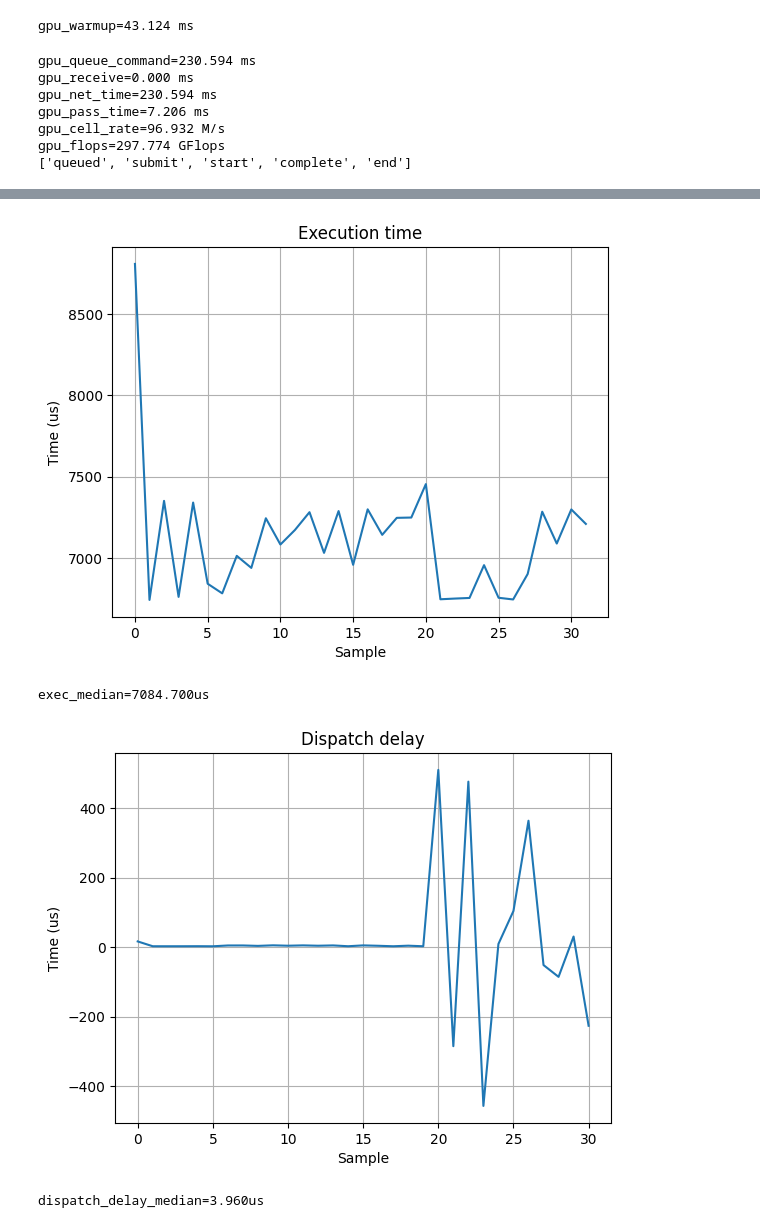
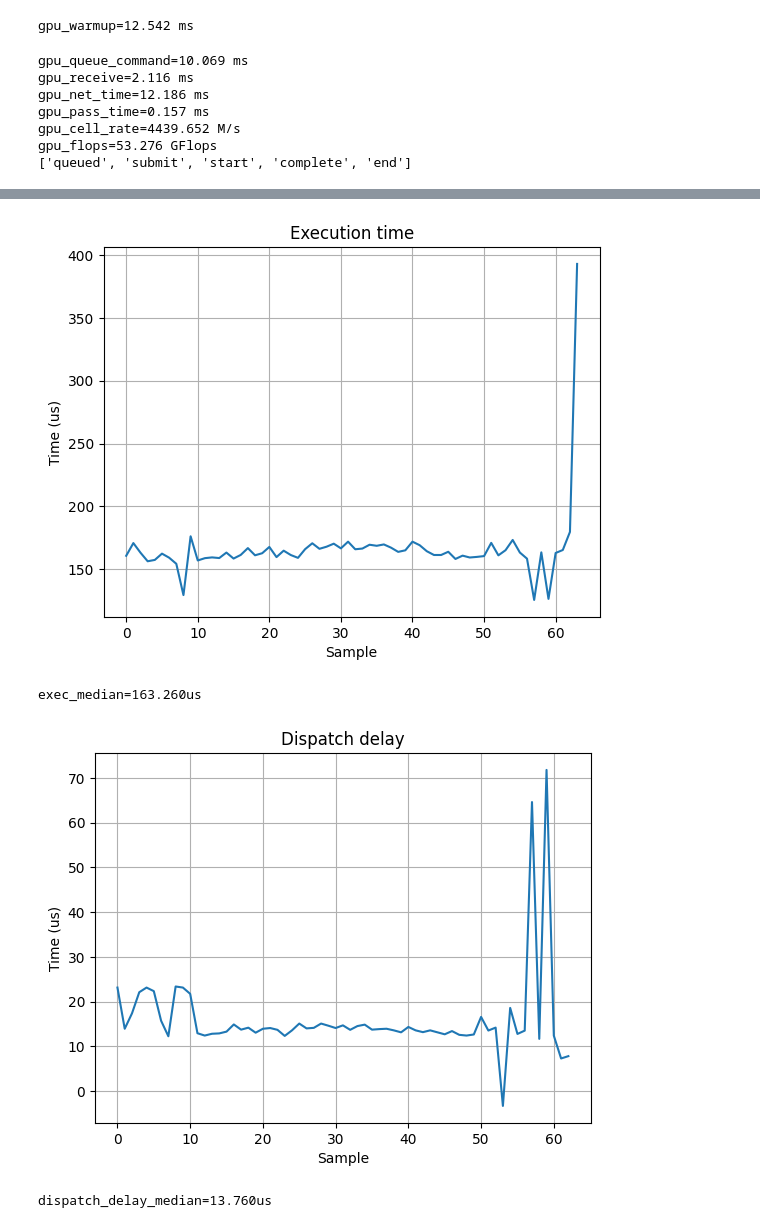
Before and after one commit to williamyang98/gpu_compute_experiments, a Jupyter notebook: pyopencl/yee_grid_curl.ipynb, the cells around one changed output, grey strips where cells are left out. Cells and saved outputs as stored; diff of their text form; code cells hidden in the pictures.

```diff
--- a/pyopencl/yee_grid_curl.ipynb
+++ b/pyopencl/yee_grid_curl.ipynb
@@ -255,7 +255,7 @@ class NanoTimer:
         return self.end_ns - self.start_ns
 # %%
 flops_per_cell = 12
-compute_complexity = 256
+compute_complexity = 1
 is_wrap_around = True
 
 if is_wrap_around:
@@ -349,8 +349,8 @@ print(f"dispatch_size={dispatch_size}")
 print(f"global_size={global_size}")
 print(f"total_cells={total_cells}")
 
-warmup_loops = 4
-total_loops = 32
+warmup_loops = 16
+total_loops = 64
 gpu_curl = gpu_program.curl
 
 x_cpu = rng.random(data_shape, dtype=np.float32) % 1.034
@@ -492,11 +492,11 @@ global_size=[17, 108, 128]
 total_cells=698496
 === GPU ===
 gpu_transmit=0.000 ms
-gpu_warmup=43.124 ms
+gpu_warmup=12.542 ms
-gpu_queue_command=230.594 ms
-gpu_receive=0.000 ms
-gpu_net_time=230.594 ms
-gpu_pass_time=7.206 ms
-gpu_cell_rate=96.932 M/s
-gpu_flops=297.774 GFlops
+gpu_queue_command=10.069 ms
+gpu_receive=2.116 ms
+gpu_net_time=12.186 ms
+gpu_pass_time=0.157 ms
+gpu_cell_rate=4439.652 M/s
+gpu_flops=53.276 GFlops
 ['queued', 'submit', 'start', 'complete', 'end']
@@ -504,7 +504,7 @@ gpu_flops=297.774 GFlops
-[figure, old version]
+[figure, new version]
-exec_median=7084.700us
+exec_median=163.260us
-[figure, old version]
+[figure, new version]
-dispatch_delay_median=3.960us
+dispatch_delay_median=13.760us
 # %%
 def cpu_shader(x, y, wrap_around=True):
     if not wrap_around:
```
Also changed, not shown: parts of 2 cells of this notebook, 1 other file.
